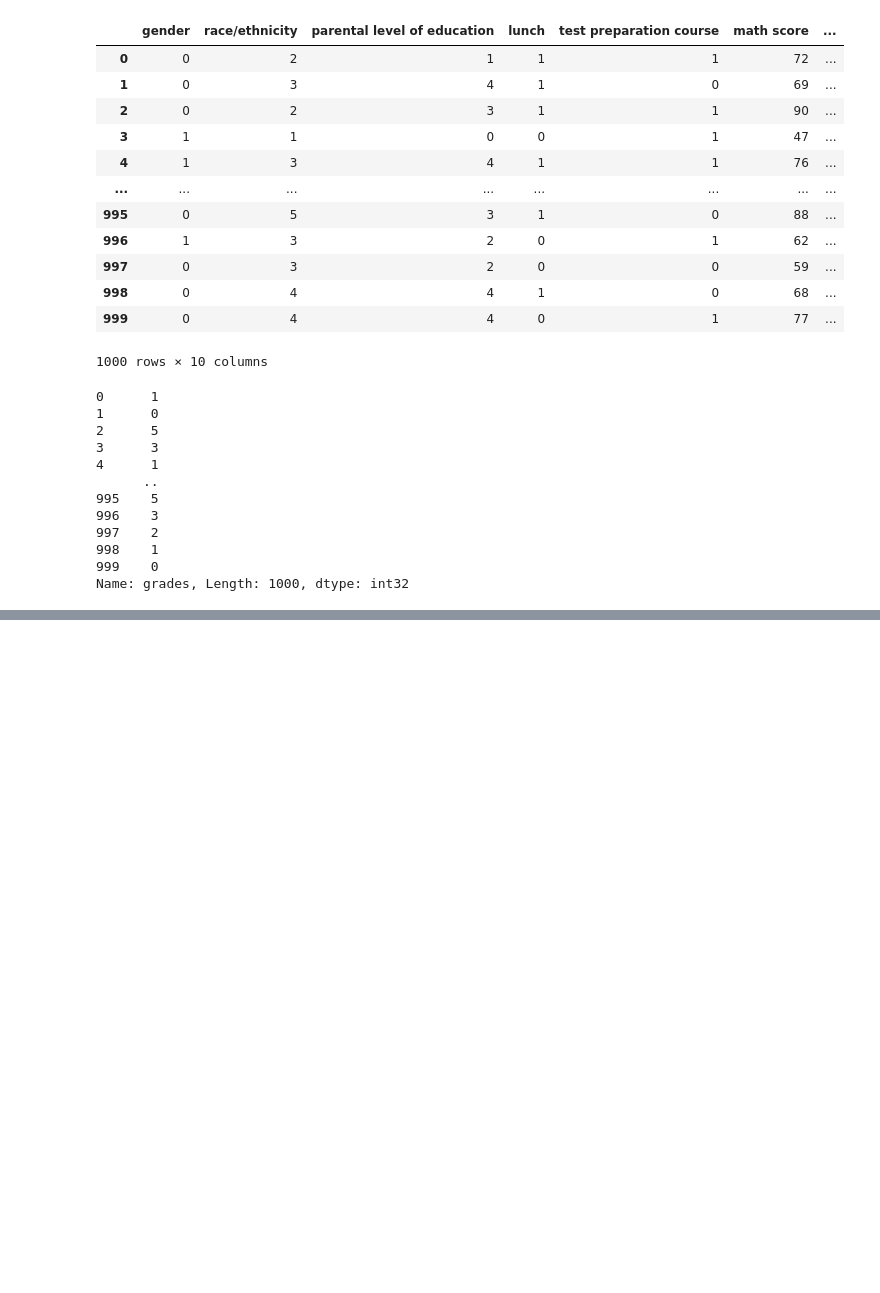
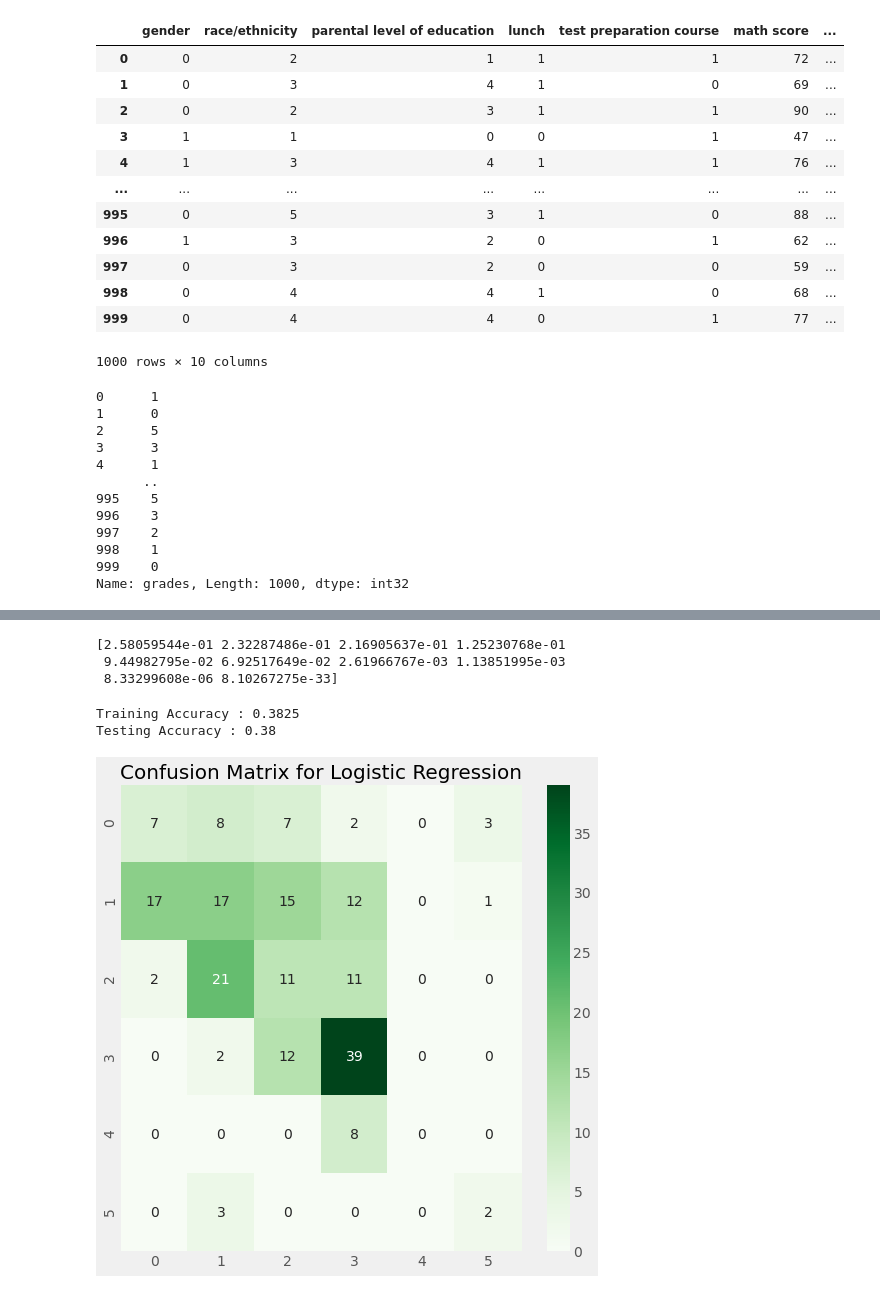
Before and after one commit to ibrahim82/aifor, a Jupyter notebook: student_perfamnce_any.ipynb, the cells around one changed output, grey strips where cells are left out. Cells and saved outputs as stored; diff of their text form; code cells hidden in the pictures; blank space fills up the shorter version.

```diff
--- a/student_perfamnce_any.ipynb
+++ b/student_perfamnce_any.ipynb
@@ -327,0 +363,75 @@ Name: grades, Length: 1000, dtype: int32
+# %%
+# importing the MinMaxScaler
+from sklearn.preprocessing import MinMaxScaler
+
+# creating a scaler
+mm = MinMaxScaler()
+
+# feeding the independent variable into the scaler
+x_train = mm.fit_transform(x_train)
+x_test = mm.transform(x_test)
+# %%
+#Applying principal components analysis
+
+
+from sklearn.decomposition import PCA
+
+# creating a principal component analysis model
+pca = PCA(n_components = None)
+
+# feeding the independent variables to the PCA model
+x_train = pca.fit_transform(x_train)
+x_test = pca.transform(x_test)
+
+# visualising the principal components that will explain the highest share of variance
+explained_variance = pca.explained_variance_ratio_
+print(explained_variance)
+
+# creating a principal component analysis model
+pca = PCA(n_components = 2)
+
+# feeding the independent variables to the PCA model
+x_train = pca.fit_transform(x_train)
+x_test = pca.transform(x_test)
+# %% [output]
+[2.58059544e-01 2.32287486e-01 2.16905637e-01 1.25230768e-01
+ 9.44982795e-02 6.92517649e-02 2.61966767e-03 1.13851995e-03
+ 8.33299608e-06 8.10267275e-33]
+# %%
+### Modelling
+# Logistic Regression
+
+
+from sklearn.linear_model import  LogisticRegression
+
+# creating a model
+model = LogisticRegression()
+
+# feeding the training data to the model
+model.fit(x_train, y_train)
+
+# predicting the test set results
+y_pred = model.predict(x_test)
+
+# calculating the classification accuracies
+print("Training Accuracy :", model.score(x_train, y_train))
+print("Testing Accuracy :", model.score(x_test, y_test))
+# %% [output]
+Training Accuracy : 0.3825
+Testing Accuracy : 0.38
+# %%
+# Printing the confusion matrix
+
+
+from sklearn.metrics import confusion_matrix
+
+# creating a confusion matrix
+cm = confusion_matrix(y_test, y_pred)
+
+# printing the confusion matrix
+plt.rcParams['figure.figsize'] = (8, 8)
+sns.heatmap(cm, annot = True, cmap = 'Greens')
+plt.title('Confusion Matrix for Logistic Regression', fontweight = 30, fontsize = 20)
+plt.show()
+# %% [output]
+[figure, added]
```
Also changed, not shown: parts of 13 cells of this notebook.
